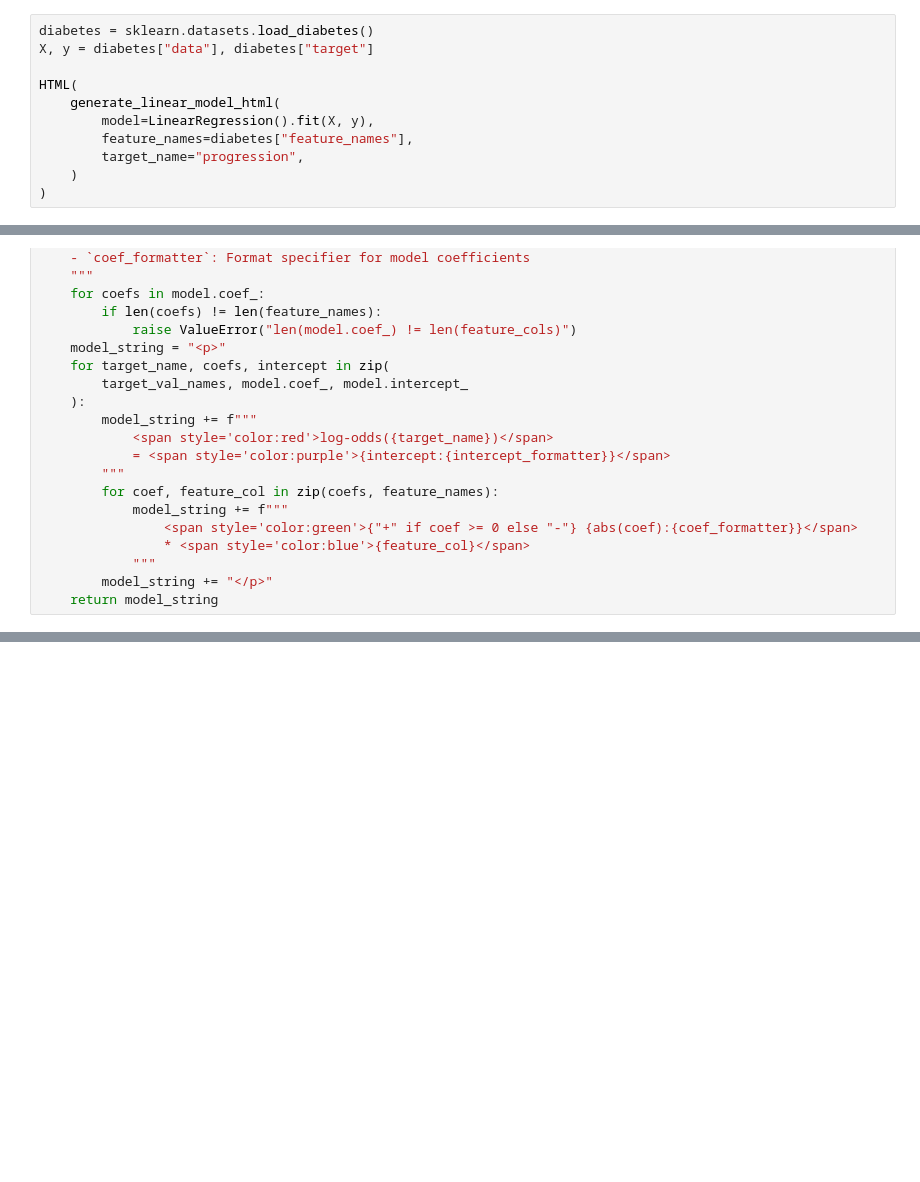
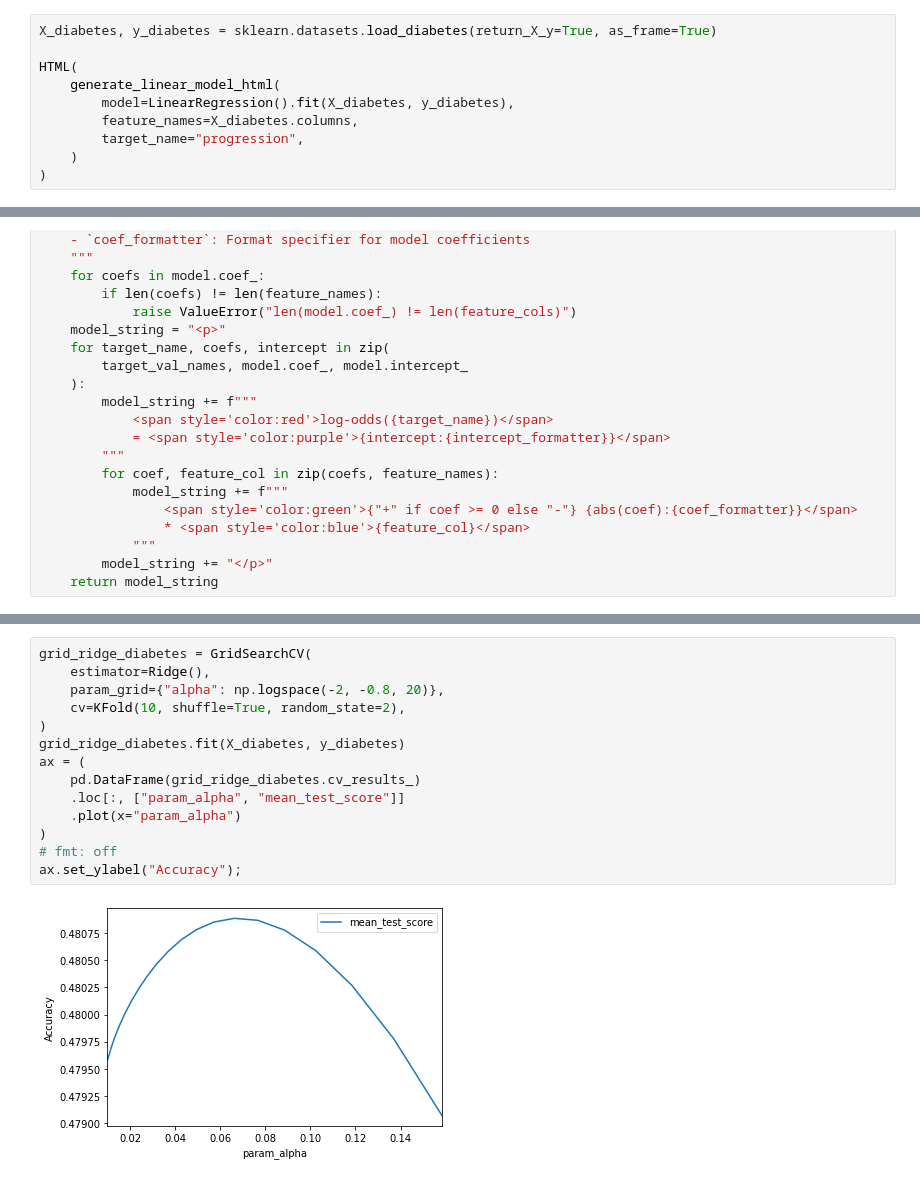
Before and after one commit to gsganden/model_inspector, a Jupyter notebook: 00_inspect.ipynb, the cells around one changed output, grey strips where cells are left out. Saved outputs shown, nothing was run; the diff lists cells and outputs as text; blank space fills up the shorter version.

```diff
--- a/00_inspect.ipynb
+++ b/00_inspect.ipynb
@@ -58,13 +63,12 @@ def generate_linear_model_html(
         """
     return model_string
 # %%
-diabetes = sklearn.datasets.load_diabetes()
-X, y = diabetes["data"], diabetes["target"]
+X_diabetes, y_diabetes = sklearn.datasets.load_diabetes(return_X_y=True, as_frame=True)
 
 HTML(
     generate_linear_model_html(
-        model=LinearRegression().fit(X, y),
-        feature_names=diabetes["feature_names"],
+        model=LinearRegression().fit(X_diabetes, y_diabetes),
+        feature_names=X_diabetes.columns,
         target_name="progression",
     )
 )
@@ -133,0 +167,16 @@ log-odds(virginica) = -12.09 - 0.11 * sepal length (cm) - 0.65 * sepal width (cm
+# %%
+grid_ridge_diabetes = GridSearchCV(
+    estimator=Ridge(),
+    param_grid={"alpha": np.logspace(-2, -0.8, 20)},
+    cv=KFold(10, shuffle=True, random_state=2),
+)
+grid_ridge_diabetes.fit(X_diabetes, y_diabetes)
+ax = (
+    pd.DataFrame(grid_ridge_diabetes.cv_results_)
+    .loc[:, ["param_alpha", "mean_test_score"]]
+    .plot(x="param_alpha")
+)
+# fmt: off
+ax.set_ylabel("Accuracy");
+# %% [output]
+[figure, added]
```
Also changed, not shown: parts of 13 cells of this notebook, 4 other files.
